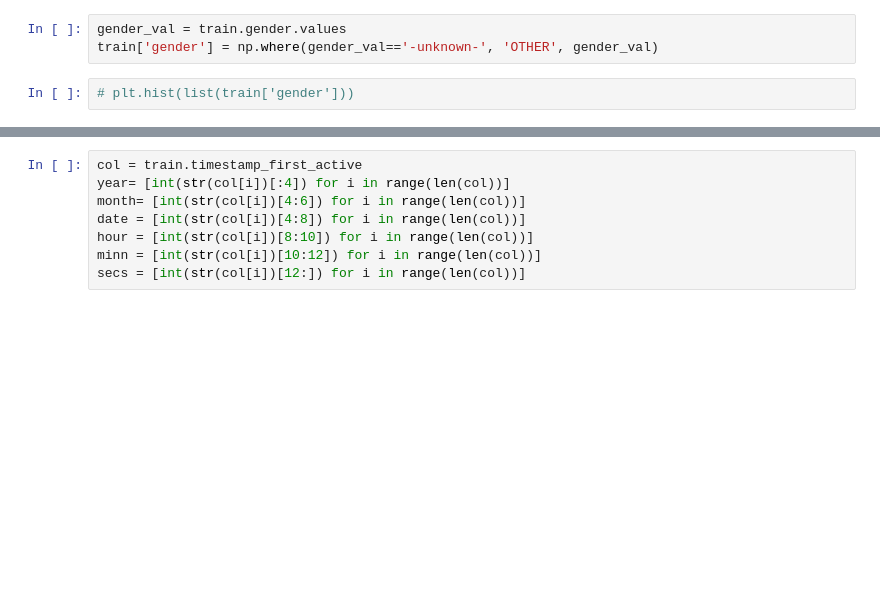
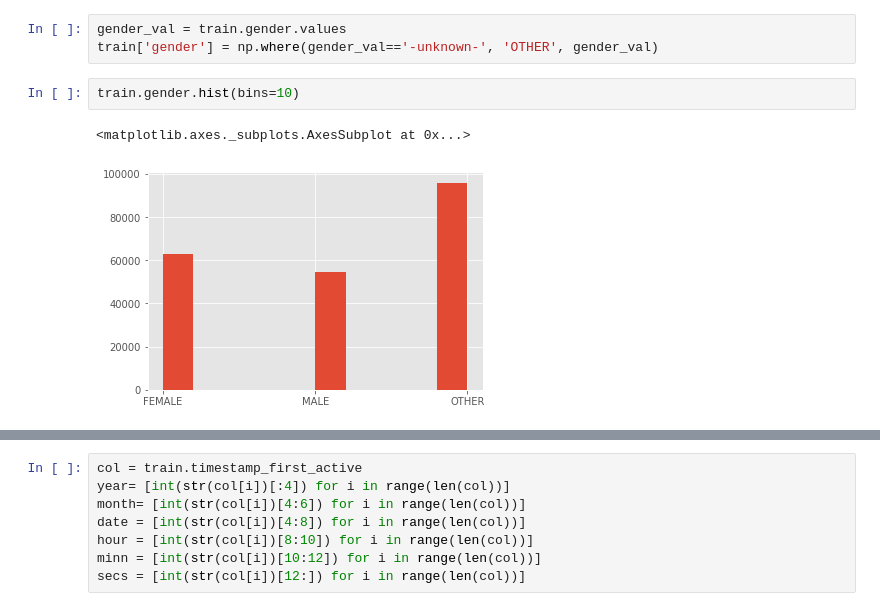
Before and after one commit to anupam-dewan/MLProject, a Jupyter notebook: MLPS_Project-my_version.ipynb, the cells around one changed output, grey strips where cells are left out. Cells and saved outputs as stored; diff of their text form; blank space fills up the shorter version.

```diff
--- a/MLPS_Project-my_version.ipynb
+++ b/MLPS_Project-my_version.ipynb
@@ -26,8 +23,11 @@ train.age.hist(bins=10)
 # %%
 gender_val = train.gender.values
 train['gender'] = np.where(gender_val=='-unknown-', 'OTHER', gender_val)
-# %%
-# plt.hist(list(train['gender']))
+# %%
+train.gender.hist(bins=10)
+# %% [output]
+<matplotlib.axes._subplots.AxesSubplot at 0x...>
+[figure, added]
 # %%
 train['gender'].describe()
 # %% [output]
```
Also changed, not shown: parts of 17 cells of this notebook.
